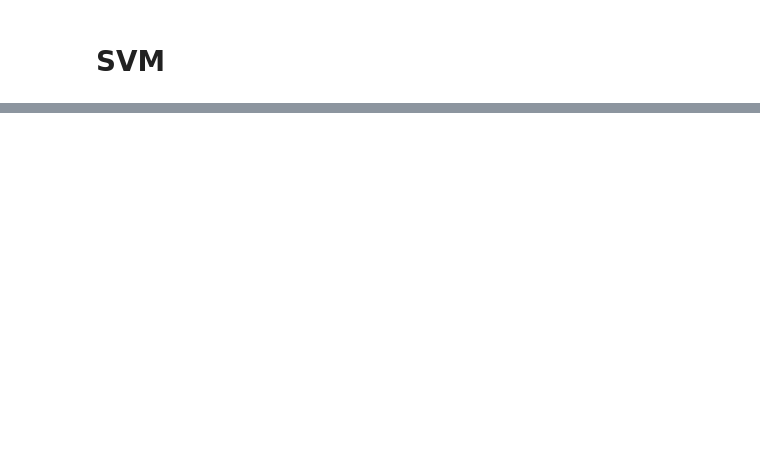
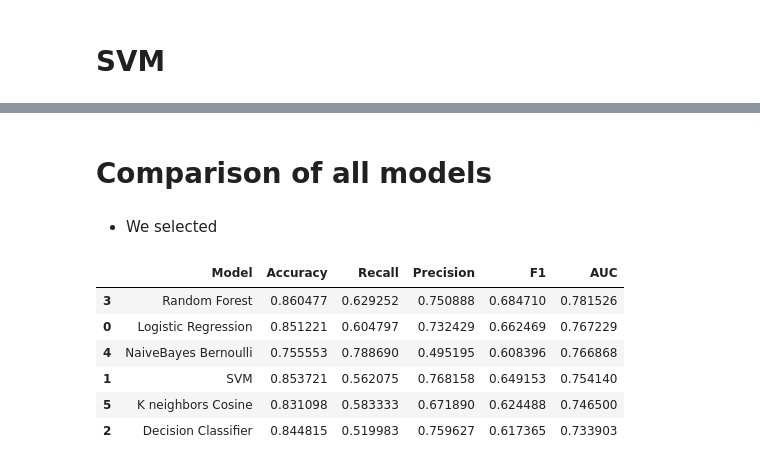
Before and after one commit to lauraah10/MachineLearning_Projects, a Jupyter notebook: DN_LA_Lab2_DS7331.ipynb, the cells around one changed output, grey strips where cells are left out. Cells and saved outputs as stored; diff of their text form; code cells hidden in the pictures; blank space fills up the shorter version.

```diff
--- a/DN_LA_Lab2_DS7331.ipynb
+++ b/DN_LA_Lab2_DS7331.ipynb
@@ -416,0 +382,15 @@ Accuracy is: 0.85, Recall is: 0.60, Precision is: 0.74, F1 is 0.66 and AUC is 0.
+# %%
+# Logist Regression
+
+#splitting data
+X_train_scaled, X_test_scaled, y_train, y_test = train_test_split(x, y, stratify=y,test_size=.30, random_state=1)
+
+#running model
+# Per earlier mini project we know these are the best arguments
+lr_clf = LogisticRegression(penalty='l2', C=1.0, class_weight=None, solver='liblinear' )
+
+print("Without cross validation")
+lr=lr_clf.fit(X_train_scaled,y_train)
+y_hat=lr.predict(X_test_scaled)
+acc, rec,prec,f1,auc=score_rep(y_test,y_hat)
+model_results=[["Logistic Regression",acc, rec,prec,f1,auc]]
@@ -737,0 +787,4 @@ results_1.sort_values("Recall",ascending=False)
+# %% [markdown]
+# Comparison of all models
+# %% [markdown]
++ We selected
@@ -737,0 +793,10 @@ results_1.sort_values("Recall",ascending=False)
+# %%
+results_1.sort_values("AUC",ascending=False)
+# %% [output]
+|  | Model | Accuracy | Recall | Precision | F1 | AUC |
+| 3 | Random Forest | 0.860477 | 0.629252 | 0.750888 | 0.684710 | 0.781526 |
+| 0 | Logistic Regression | 0.851221 | 0.604797 | 0.732429 | 0.662469 | 0.767229 |
+| 4 | NaiveBayes Bernoulli | 0.755553 | 0.788690 | 0.495195 | 0.608396 | 0.766868 |
+| 1 | SVM | 0.853721 | 0.562075 | 0.768158 | 0.649153 | 0.754140 |
+| 5 | K neighbors Cosine | 0.831098 | 0.583333 | 0.671890 | 0.624488 | 0.746500 |
+| 2 | Decision Classifier | 0.844815 | 0.519983 | 0.759627 | 0.617365 | 0.733903 |
```
Also changed, not shown: parts of 83 cells of this notebook.
